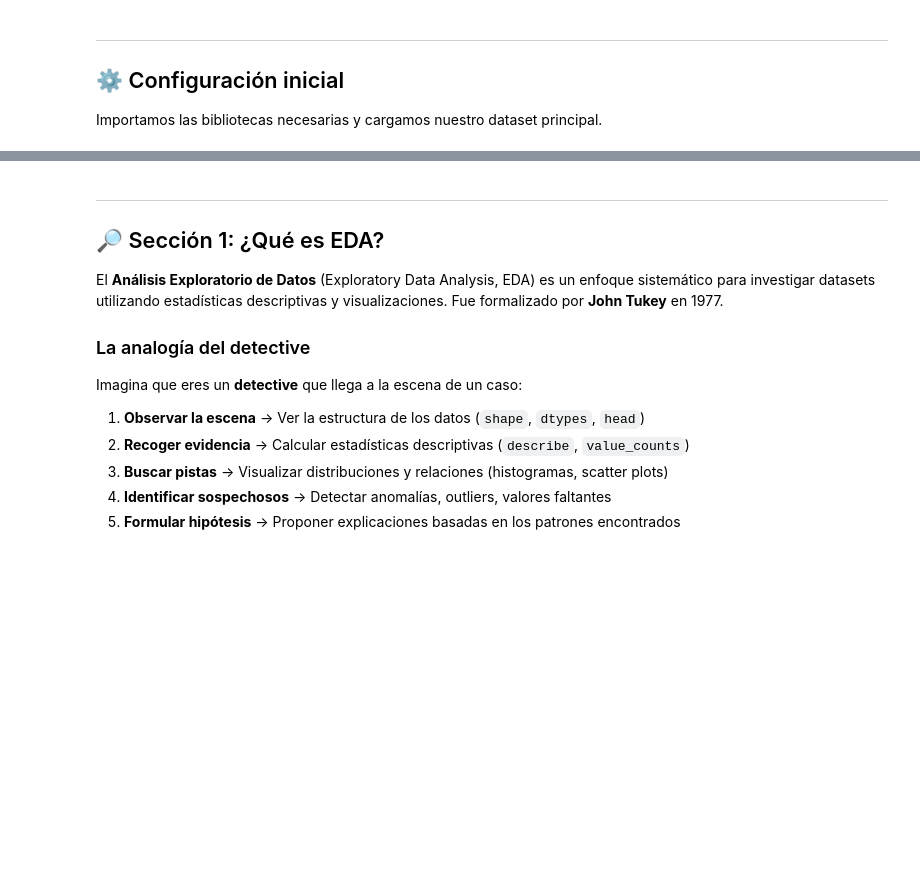
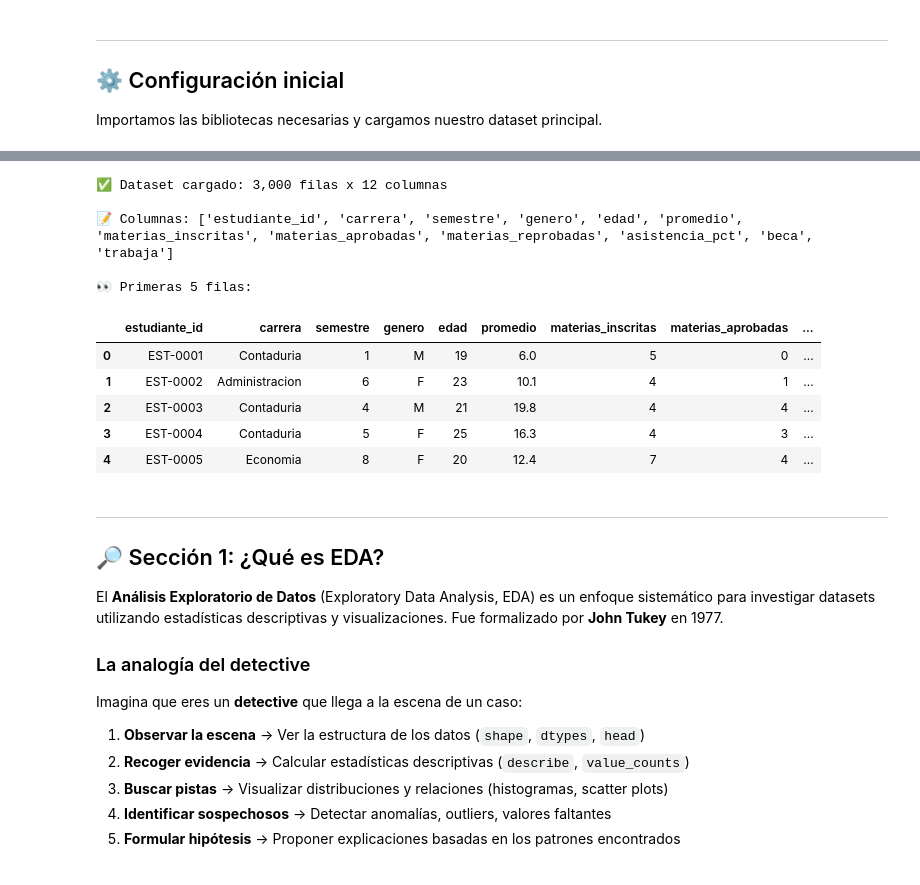
Before and after one commit to gonzalezulises/formacion-docente-bi-faces, a Jupyter notebook: modulo-02-data-wrangling/notebooks/02_01_eda_exploratorio.ipynb, the cells around one changed output, grey strips where cells are left out. Saved outputs shown, nothing was run; the diff lists cells and outputs as text; code cells hidden in the pictures; blank space fills up the shorter version.

```diff
--- a/modulo-02-data-wrangling/notebooks/02_01_eda_exploratorio.ipynb
+++ b/modulo-02-data-wrangling/notebooks/02_01_eda_exploratorio.ipynb
@@ -65,14 +69,26 @@ print(f'   numpy {np.__version__}')
 # %%
 # ============================================================
 # Cargar el dataset principal: rendimiento académico
 # ============================================================
 
-df = pd.read_csv('../datasets/universidad/rendimiento_academico.csv')
+df = pd.read_csv('https://raw.githubusercontent.com/gonzalezulises/formacion-docente-bi-faces/refs/heads/main/datasets/universidad/rendimiento_academico.csv')
 
 print(f'✅ Dataset cargado: {df.shape[0]:,} filas x {df.shape[1]} columnas')
 print(f'\n📝 Columnas: {list(df.columns)}')
 print(f'\n👀 Primeras 5 filas:')
 df.head()
+# %% [output]
+✅ Dataset cargado: 3,000 filas x 12 columnas
+
+📝 Columnas: ['estudiante_id', 'carrera', 'semestre', 'genero', 'edad', 'promedio', 'materias_inscritas', 'materias_aprobadas', 'materias_reprobadas', 'asistencia_pct', 'beca', 'trabaja']
+
+👀 Primeras 5 filas:
+|  | estudiante_id | carrera | semestre | genero | edad | promedio | materias_inscritas | materias_aprobadas | ... |
+| 0 | EST-0001 | Contaduria | 1 | M | 19 | 6.0 | 5 | 0 | ... |
+| 1 | EST-0002 | Administracion | 6 | F | 23 | 10.1 | 4 | 1 | ... |
+| 2 | EST-0003 | Contaduria | 4 | M | 21 | 19.8 | 4 | 4 | ... |
+| 3 | EST-0004 | Contaduria | 5 | F | 25 | 16.3 | 4 | 3 | ... |
+| 4 | EST-0005 | Economia | 8 | F | 20 | 12.4 | 7 | 4 | ... |
 # %% [markdown]
 ---
 
```
Also changed, not shown: parts of 6 cells of this notebook.
